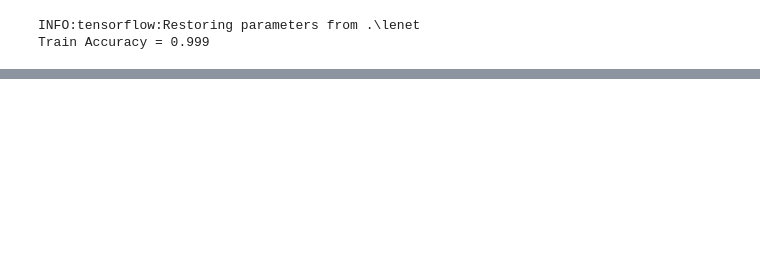
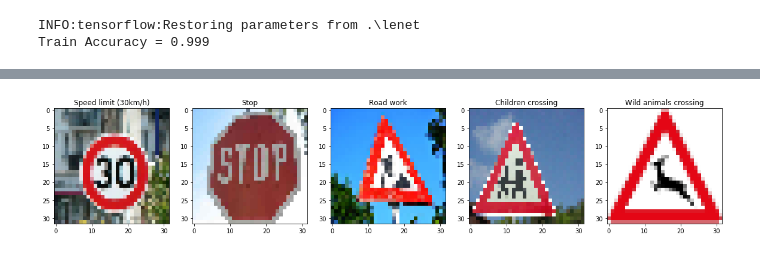
Before and after one commit to leclair-7/Traffic-Signs-Classifier, a Jupyter notebook: Traffic-Signs-Classifier.ipynb, the cells around one changed output, grey strips where cells are left out. Saved outputs shown, nothing was run; the diff lists cells and outputs as text; code cells hidden in the pictures; blank space fills up the shorter version.

```diff
--- a/Traffic-Signs-Classifier.ipynb
+++ b/Traffic-Signs-Classifier.ipynb
@@ -389,0 +391,24 @@ Train Accuracy = 0.999
+# %%
+import matplotlib.image as mpimg
+import os
+import cv2
+from copy import deepcopy
+img_path = "GermanTrafficSigns/"
+web_img_list = os.listdir(img_path)
+
+german_signs = []
+y_german_signs = []
+
+for pic in web_img_list:
+    img = cv2.imread(img_path + pic)
+    if img is not None:
+        y_german_signs.append( int(pic[:2]) )
+        img = cv2.resize(img, (32,32))
+        img = cv2.cvtColor(img, cv2.COLOR_BGR2RGB)
+        german_signs.append(img)
+
+german_signs_orig = deepcopy(german_signs)
+german_signs = convert_RGB_to_grayscale(german_signs)
+
+german_signs = [vecI(i) for i in german_signs]
+german_signs = np.array(german_signs)
@@ -389,0 +424,9 @@ Train Accuracy = 0.999
+# %%
+plt.figure(figsize=(20, 25))
+for i in range(len(y_german_signs)):
+    title = signs_np_array[y_german_signs[i], 1]
+    plt.subplot(1, 5, i + 1)
+    plt.title(title, wrap=True)
+    plt.imshow(german_signs_orig[i])
+# %% [output]
+[figure, added]
```
Also changed, not shown: parts of 27 cells of this notebook.
